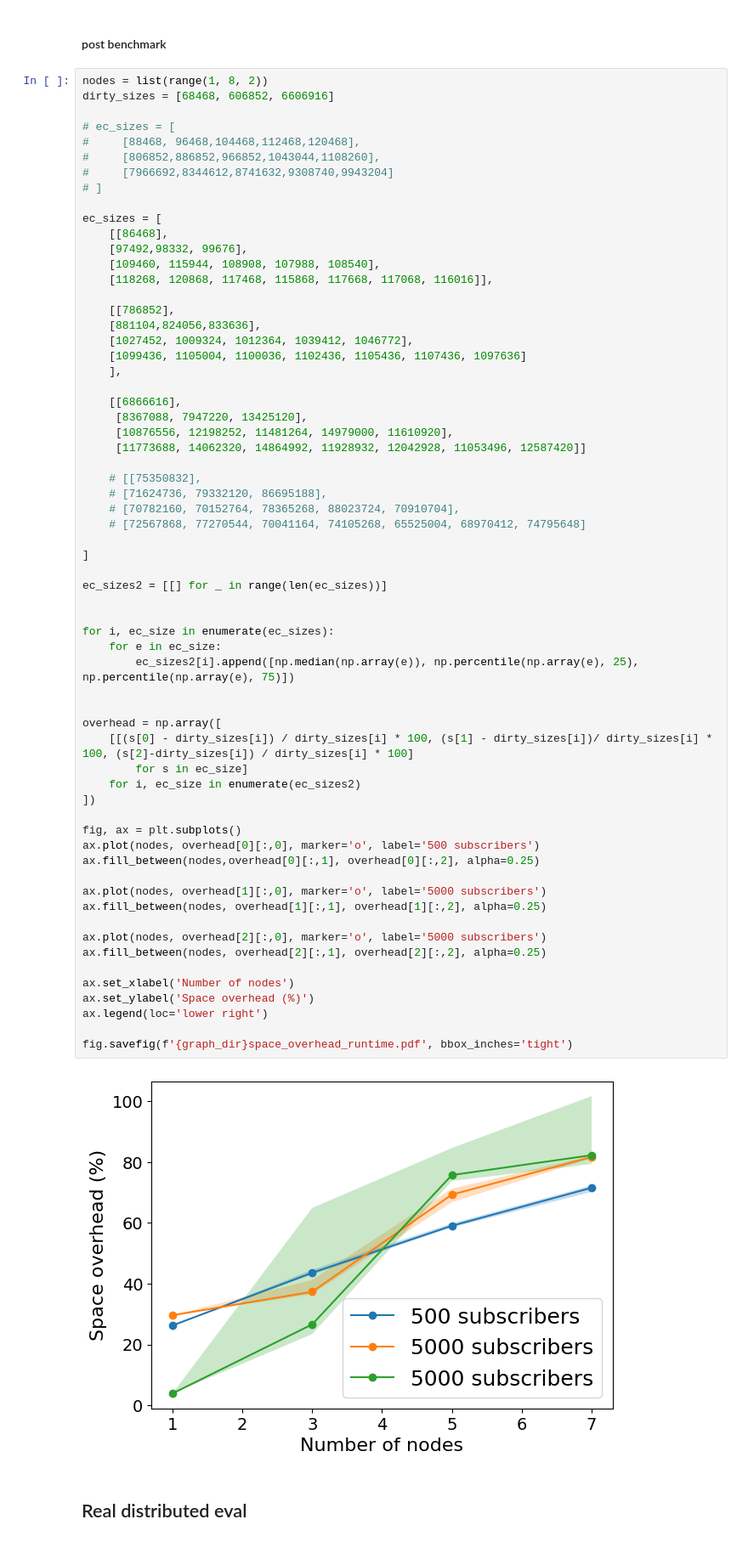
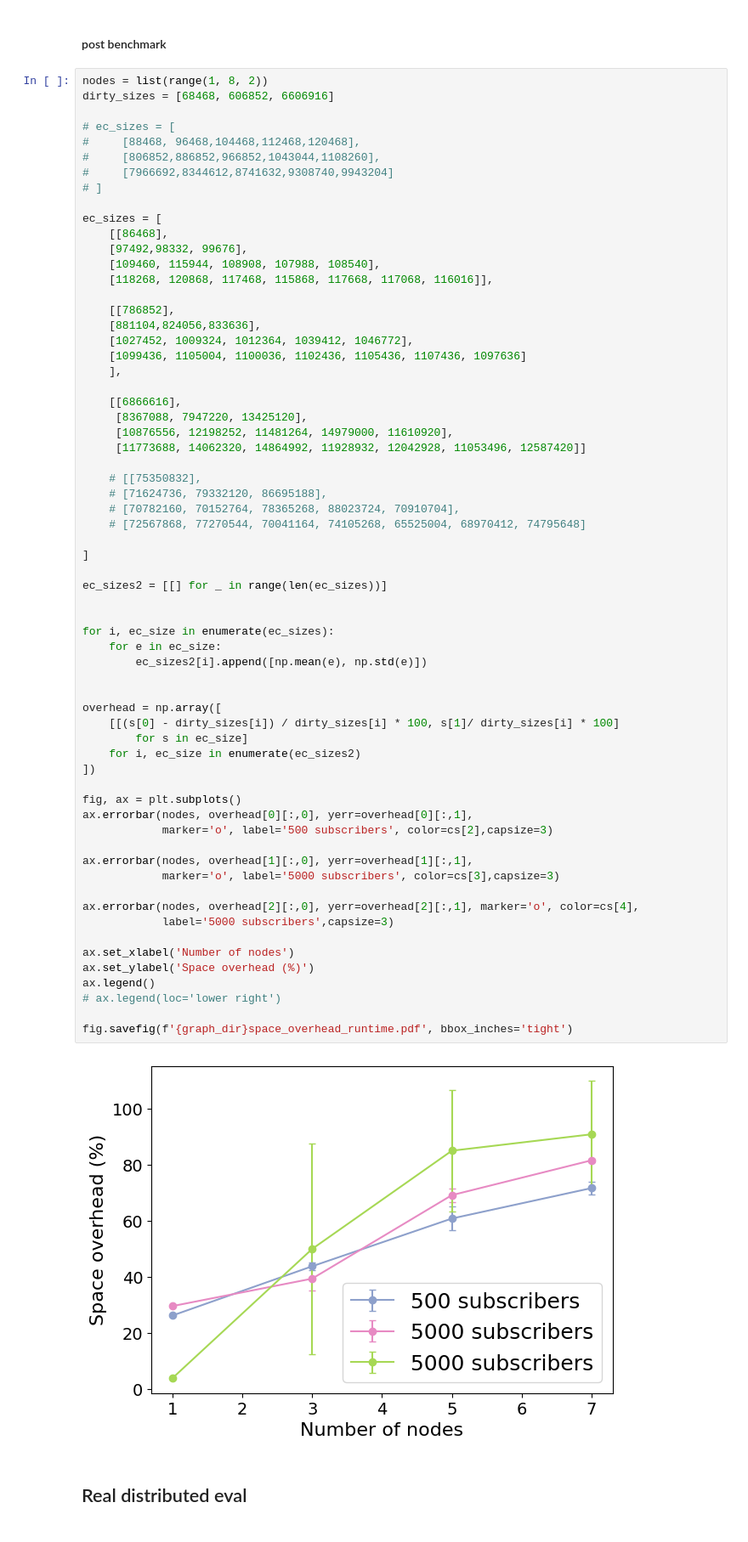
Before and after one commit to Vincent-lau/hypermnesia, a Jupyter notebook: benchmark/plot.ipynb, the cells around one changed output. Shown: that part at 85% size. Drawn from its saved outputs; the diff is of its cells as text.

```diff
--- a/benchmark/plot.ipynb
+++ b/benchmark/plot.ipynb
@@ -215,43 +215,44 @@ ec_sizes = [
      [11773688, 14062320, 14864992, 11928932, 12042928, 11053496, 12587420]]
 
     # [[75350832],
     # [71624736, 79332120, 86695188],
     # [70782160, 70152764, 78365268, 88023724, 70910704],
     # [72567868, 77270544, 70041164, 74105268, 65525004, 68970412, 74795648]
 
 ]
 
 ec_sizes2 = [[] for _ in range(len(ec_sizes))]
 
 
 for i, ec_size in enumerate(ec_sizes):
     for e in ec_size:
-        ec_sizes2[i].append([np.median(np.array(e)), np.percentile(np.array(e), 25), np.percentile(np.array(e), 75)])
+        ec_sizes2[i].append([np.mean(e), np.std(e)])
 
 
 overhead = np.array([
-    [[(s[0] - dirty_sizes[i]) / dirty_sizes[i] * 100, (s[1] - dirty_sizes[i])/ dirty_sizes[i] * 100, (s[2]-dirty_sizes[i]) / dirty_sizes[i] * 100]
+    [[(s[0] - dirty_sizes[i]) / dirty_sizes[i] * 100, s[1]/ dirty_sizes[i] * 100]
         for s in ec_size]
     for i, ec_size in enumerate(ec_sizes2)
 ])
 
 fig, ax = plt.subplots()
-ax.plot(nodes, overhead[0][:,0], marker='o', label='500 subscribers')
-ax.fill_between(nodes,overhead[0][:,1], overhead[0][:,2], alpha=0.25)
+ax.errorbar(nodes, overhead[0][:,0], yerr=overhead[0][:,1],
+            marker='o', label='500 subscribers', color=cs[2],capsize=3)
 
-ax.plot(nodes, overhead[1][:,0], marker='o', label='5000 subscribers')
-ax.fill_between(nodes, overhead[1][:,1], overhead[1][:,2], alpha=0.25)
+ax.errorbar(nodes, overhead[1][:,0], yerr=overhead[1][:,1],
+            marker='o', label='5000 subscribers', color=cs[3],capsize=3)
 
-ax.plot(nodes, overhead[2][:,0], marker='o', label='5000 subscribers')
-ax.fill_between(nodes, overhead[2][:,1], overhead[2][:,2], alpha=0.25)
+ax.errorbar(nodes, overhead[2][:,0], yerr=overhead[2][:,1], marker='o', color=cs[4],
+            label='5000 subscribers',capsize=3)
 
 ax.set_xlabel('Number of nodes')
 ax.set_ylabel('Space overhead (%)')
-ax.legend(loc='lower right')
+ax.legend()
+# ax.legend(loc='lower right')
 
 fig.savefig(f'{graph_dir}space_overhead_runtime.pdf', bbox_inches='tight')
 # %% [output]
-[figure, old version]
+[figure, new version]
 # %% [markdown]
 ## Real distributed eval
 # %% [markdown]
```
Also changed, not shown: parts of 12 cells of this notebook, 13 other files.
